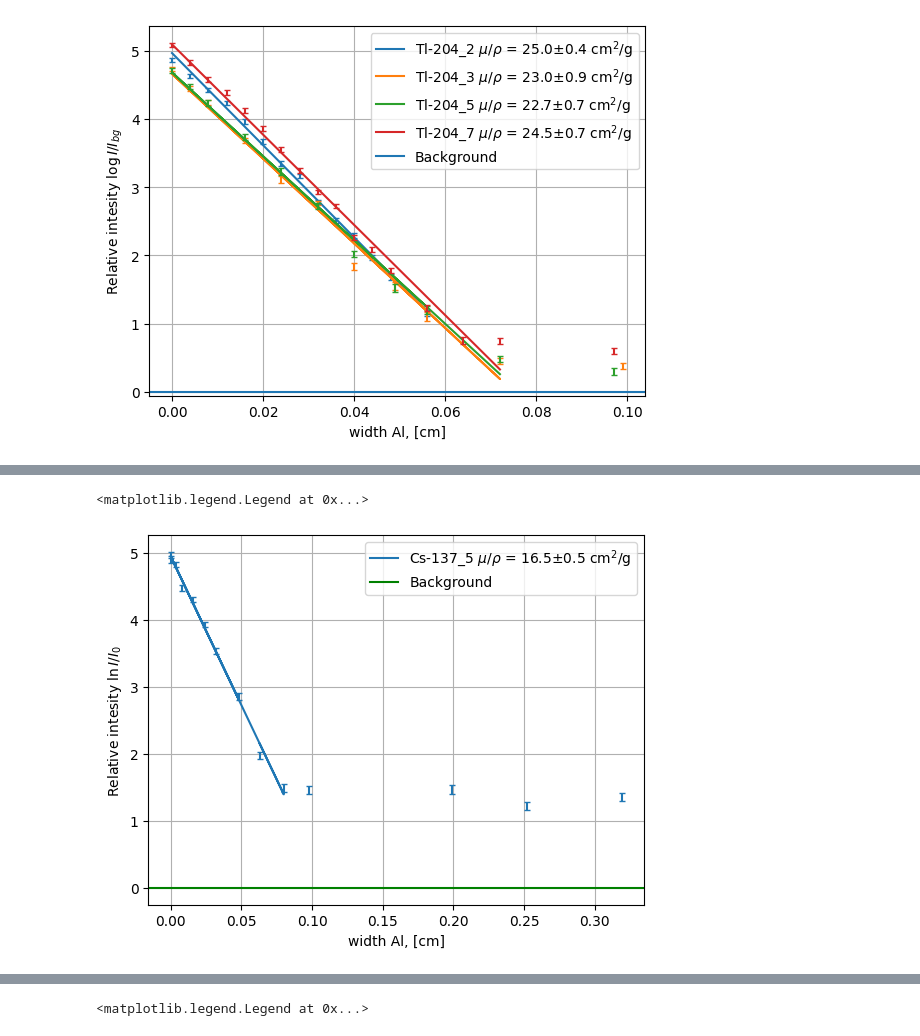
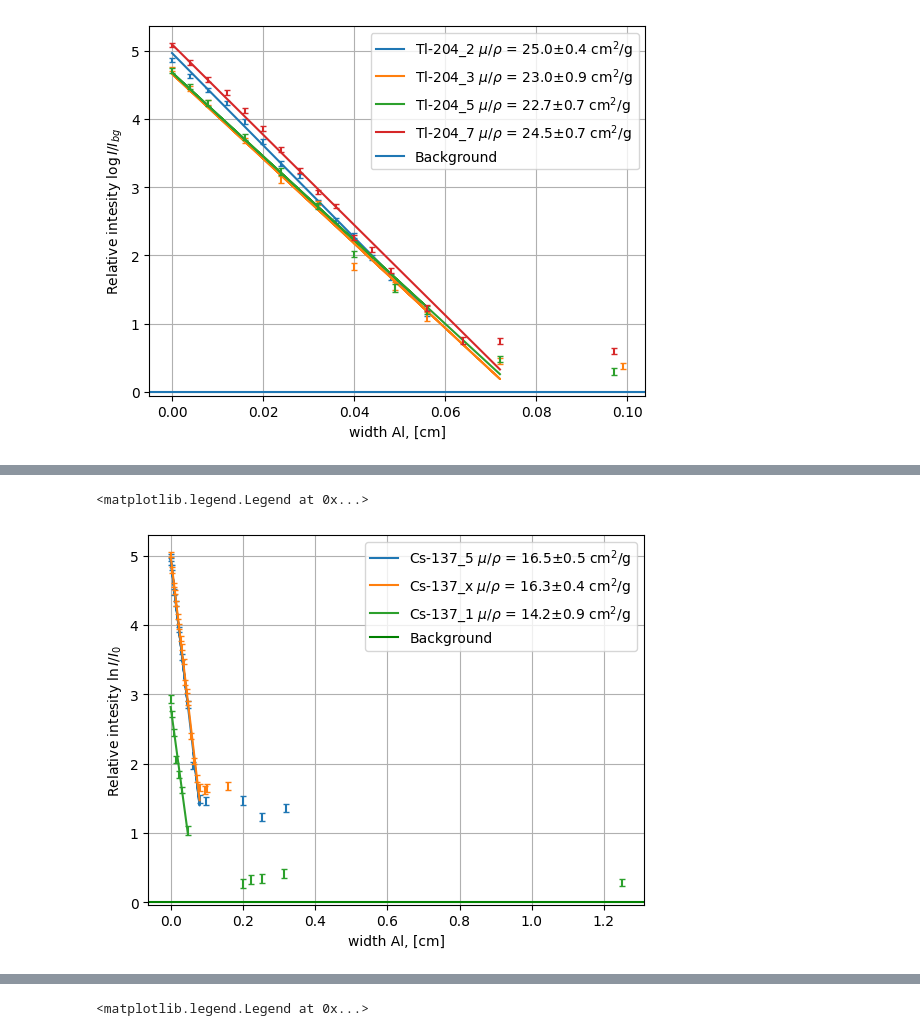
Before and after one commit to evgeny-kolonsky/Lab4_Nuclear, a Jupyter notebook: Lab4_beta_attenuation.ipynb, the cells around one changed output, grey strips where cells are left out. Cells and saved outputs as stored; diff of their text form; code cells hidden in the pictures.

```diff
--- a/Lab4_beta_attenuation.ipynb
+++ b/Lab4_beta_attenuation.ipynb
@@ -179,35 +178,35 @@ One sample [data](https://github.com/tphlabs/data/tree/main/Lab4_Nuclear/2023_12
 # station 1
 # Cs-137_5
 # label down
 URL = 'https://raw.githubusercontent.com/tphlabs/data/main/Lab4_Nuclear/2023_12_28/'
-for num in [5]:
+for num in [5, 'x', 1]:
   filename = f'Cs-137_{num}.txt'
   data = np.genfromtxt(URL+ filename)
   d, counts, time = data.T
   d *= 1e-1 # mm -> cm
   delta = 1/np.sqrt(counts) # relative error
   I = counts / time
   I_rel = I / I_background # relative
   I_err = delta * I_rel
   log_I_rel = I_err / I_rel # error of log
 
   plt.errorbar(d, np.log(I_rel), yerr=log_I_rel, linestyle='', capsize=2)
   WIDTH = 0.09 # cm
   condition = d < WIDTH # exponential decay part
   mu_rho, mu_rho_err, fit, rho = get_murho(condition, d, I_rel, 'Al')
   plt.plot(d[condition], fit.intercept + fit.slope * d[condition],
            color=plt.gca().lines[-1].get_color(), # get last color
            label=fr'Cs-137_{num} $\mu/\rho$ = {mu_rho:.1f}±{mu_rho_err:.1f} cm$^2$/g')
 
 plt.axhline(0, color='green', label='Background')
 plt.xlabel('width Al, [cm]')
 plt.ylabel(r'Relative intesity $\ln I/I_{0}$')
 plt.grid()
 
 plt.legend()
 # %% [output]
 <matplotlib.legend.Legend at 0x...>
-[figure, old version]
+[figure, new version]
 # %% [markdown]
 # Cobalt-60
 
```
Also changed, not shown: parts of 1 cell of this notebook.
